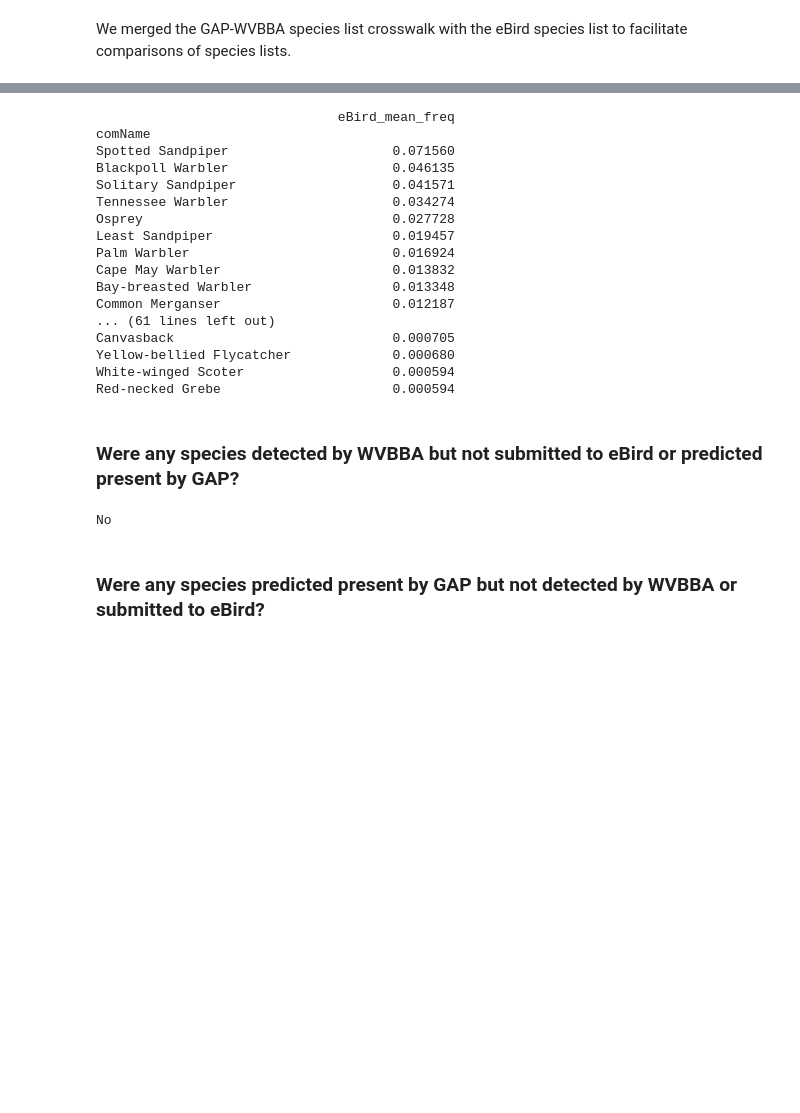
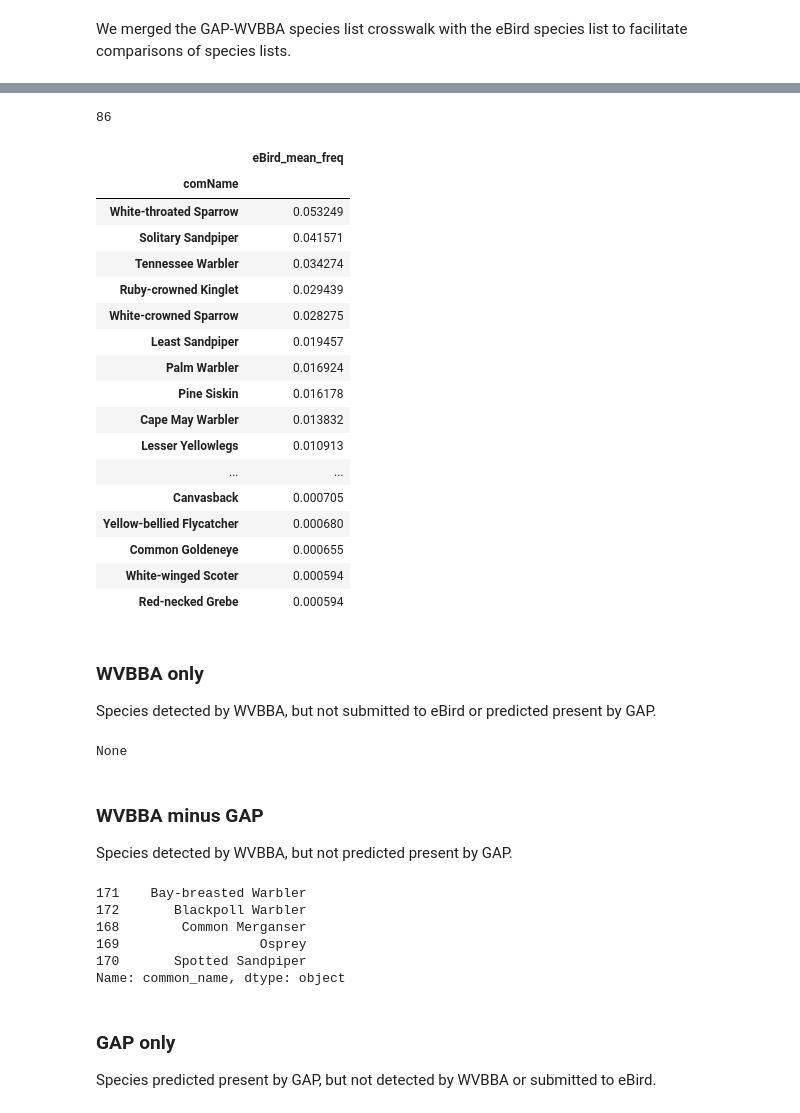
Before and after one commit to nmtarr/GAP-WVBA, a Jupyter notebook: USGAP-WVBBA species list comparison.ipynb, the cells around one changed output, grey strips where cells are left out. Saved outputs shown, nothing was run; the diff lists cells and outputs as text; code cells hidden in the pictures; blank space fills up the shorter version.

```diff
--- a/USGAP-WVBBA species list comparison.ipynb
+++ b/USGAP-WVBBA species list comparison.ipynb
@@ -112,40 +175,62 @@ Double-crested Cormorant        Phalacrocorax auritus   bdccox             0.09
 # %%
-b = (df[(df['WVBBA_individuals'].isnull() == True) &
+b = (df[(df['%_of_blocks'].isnull() == True) &
      (df['GAP_code'].isnull() == True) &
      (df['comName'].isnull() == False)]
      .sort_values("eBird_mean_freq", ascending=False)
      .set_index(["comName"]))
-print(b[["eBird_mean_freq"]])
+print(len(b))
+b[["eBird_mean_freq"]]
 # %% [output]
-                               eBird_mean_freq
-comName
-Spotted Sandpiper                     0.071560
-Blackpoll Warbler                     0.046135
-Solitary Sandpiper                    0.041571
-Tennessee Warbler                     0.034274
-Osprey                                0.027728
-Least Sandpiper                       0.019457
-Palm Warbler                          0.016924
-Cape May Warbler                      0.013832
-Bay-breasted Warbler                  0.013348
-Common Merganser                      0.012187
-... (61 lines left out)
-Canvasback                            0.000705
-Yellow-bellied Flycatcher             0.000680
-White-winged Scoter                   0.000594
-Red-necked Grebe                      0.000594
+86
+|  | eBird_mean_freq |
+| comName |  |
+| White-throated Sparrow | 0.053249 |
+| Solitary Sandpiper | 0.041571 |
+| Tennessee Warbler | 0.034274 |
+| Ruby-crowned Kinglet | 0.029439 |
+| White-crowned Sparrow | 0.028275 |
+| Least Sandpiper | 0.019457 |
+| Palm Warbler | 0.016924 |
+| Pine Siskin | 0.016178 |
+| Cape May Warbler | 0.013832 |
+| Lesser Yellowlegs | 0.010913 |
+| ... | ... |
+| Canvasback | 0.000705 |
+| Yellow-bellied Flycatcher | 0.000680 |
+| Common Goldeneye | 0.000655 |
+| White-winged Scoter | 0.000594 |
+| Red-necked Grebe | 0.000594 |
 # %% [markdown]
-### Were any species detected by WVBBA but not submitted to eBird or predicted present by GAP?
+### WVBBA only
+Species detected by WVBBA, but not submitted to eBird or predicted present by GAP.
 # %%
-c = (df[(df['WVBBA_individuals'].isnull() == False) &
+c = (df[(df['%_of_blocks'].isnull() == False) &
      (df['GAP_code'].isnull() == True) &
      (df['comName'].isnull() == True)])
 if len(c) > 0:
-    print(c)
+    print(c['common_name'])
 else:
-    print("No")
+    print("None")
 # %% [output]
-No
+None
+# %% [markdown]
+### WVBBA minus GAP
+Species detected by WVBBA, but not predicted present by GAP.
+# %%
+c = (df[(df['%_of_blocks'].isnull() == False) &
+     (df['GAP_code'].isnull() == True)])
+if len(c) > 0:
+    print(c['common_name'])
+else:
+    print("No")
+# %% [output]
+171    Bay-breasted Warbler
+172       Blackpoll Warbler
+168        Common Merganser
+169                  Osprey
+170       Spotted Sandpiper
+Name: common_name, dtype: object
 # %% [markdown]
-### Were any species predicted present by GAP but not detected by WVBBA or submitted to eBird?
+### GAP only
+Species predicted present by GAP, but not detected by WVBBA or submitted to eBird.
 # %%
```
Also changed, not shown: parts of 22 cells of this notebook, 14 other files.
